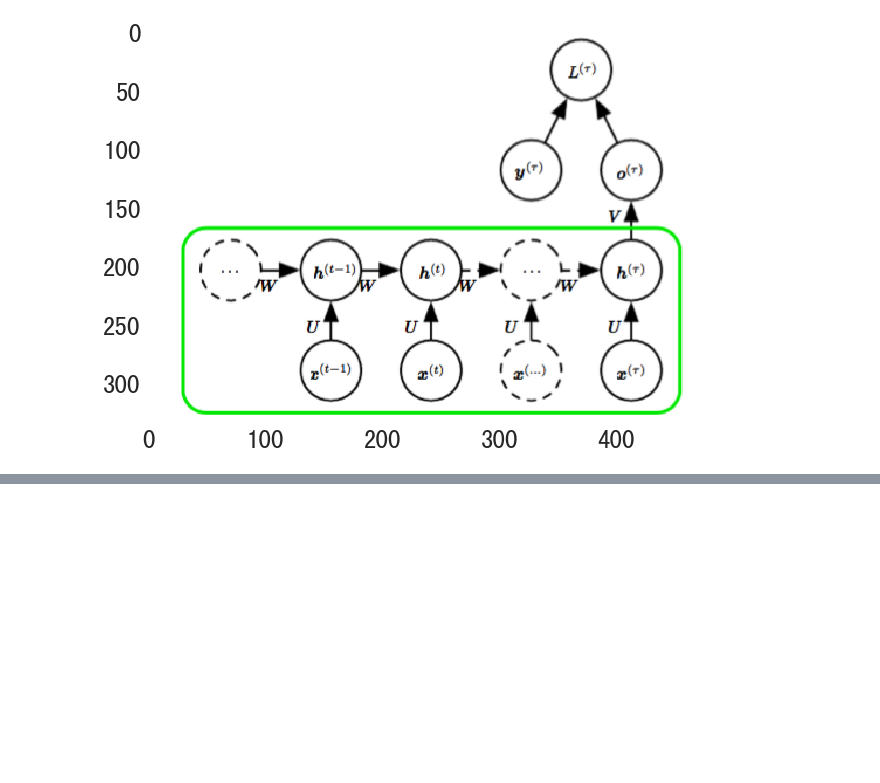
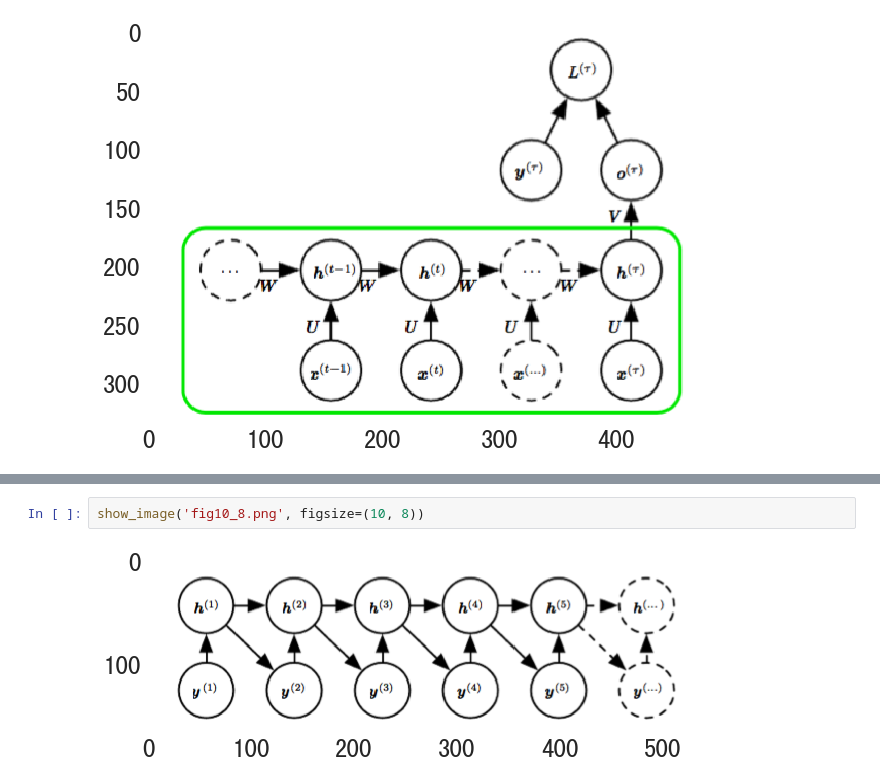
Before and after one commit to facaiy/book_notes, a Jupyter notebook: deep_learning/Sequence_Modeling/note.ipynb, the cells around one changed output, grey strips where cells are left out. Drawn from its saved outputs; the diff is of its cells as text; blank space fills up the shorter version.

```diff
--- a/deep_learning/Sequence_Modeling/note.ipynb
+++ b/deep_learning/Sequence_Modeling/note.ipynb
@@ -89,0 +127,4 @@ show_image('fig10_5.png', figsize=(10, 8))
+# %%
+show_image('fig10_8.png', figsize=(10, 8))
+# %% [output]
+[figure, added]
```
Also changed, not shown: parts of 26 cells of this notebook, 10 other files.
